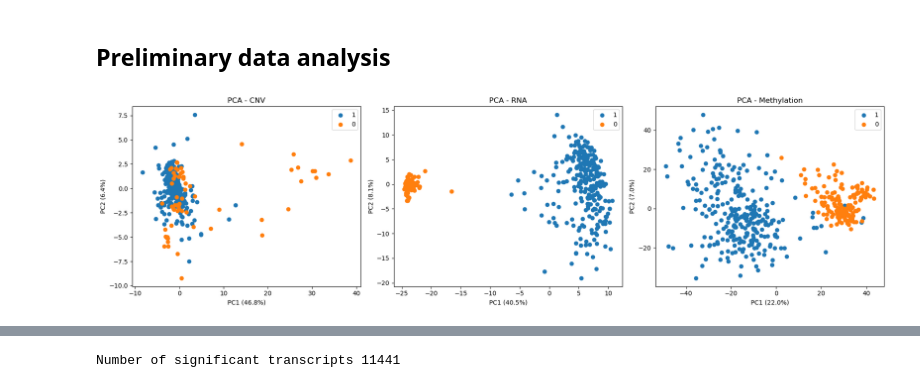
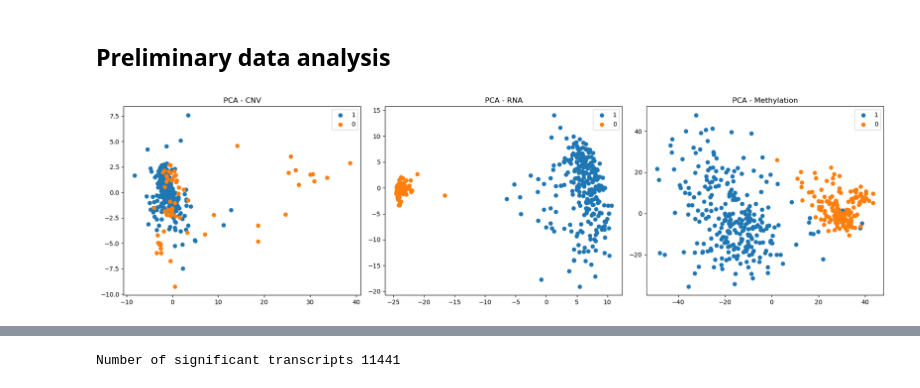
Before and after one commit to ink-github/KIRC_medbioinfo2026, a Jupyter notebook: data_analysis.ipynb, the cells around one changed output, grey strips where cells are left out. Cells and saved outputs as stored; diff of their text form; code cells hidden in the pictures.

```diff
--- a/data_analysis.ipynb
+++ b/data_analysis.ipynb
@@ -36,55 +36,51 @@ cnv["sample_id"] = cnv["sample_id"].apply(shorten_tcga_id)
 rna["sample_id"] = rna["sample_id"].apply(shorten_tcga_id)
 meth["sample_id"] = meth["sample_id"].apply(shorten_tcga_id)
 # %%
-# CNV
-pca_cnv_model = PCA(n_components=2)
-pca_cnv = pca_cnv_model.fit_transform(cnv.drop(columns="sample_id"))
-var_cnv = pca_cnv_model.explained_variance_ratio_
+# PCA
+pca = PCA(n_components=2)
+pca_cnv = pca.fit_transform(cnv.drop(columns="sample_id"))
+pca_rna = pca.fit_transform(rna.drop(columns="sample_id"))
+pca_meth = pca.fit_transform(meth.drop(columns="sample_id"))
 
-# RNA
-pca_rna_model = PCA(n_components=2)
-pca_rna = pca_rna_model.fit_transform(rna.drop(columns="sample_id"))
-var_rna = pca_rna_model.explained_variance_ratio_
+# Put into DataFrame
+pca_df_cnv = pd.DataFrame(pca_cnv, columns=["PC1", "PC2"])
+pca_df_cnv["sample_id"] = cnv["sample_id"].values
+pca_df_cnv["status"] = metadata.loc[pca_df_cnv["sample_id"], "label"].values
 
-# Methylation
-pca_meth_model = PCA(n_components=2)
-pca_meth = pca_meth_model.fit_transform(meth.drop(columns="sample_id"))
-var_meth = pca_meth_model.explained_variance_ratio_
+pca_df_rna = pd.DataFrame(pca_rna, columns=["PC1", "PC2"])
+pca_df_rna["sample_id"] = rna["sample_id"].values
+pca_df_rna["status"] = metadata.loc[pca_df_rna["sample_id"], "label"].values
+
+pca_df_meth = pd.DataFrame(pca_meth, columns=["PC1", "PC2"])
+pca_df_meth["sample_id"] = meth["sample_id"].values
+pca_df_meth["status"] = metadata.loc[pca_df_meth["sample_id"], "label"].values
+
+# Plotting
 
 plt.figure(figsize=(18,5))
 
-# CNV
 plt.subplot(1,3,1)
-
 for s in pca_df_cnv["status"].dropna().unique():
     tmp = pca_df_cnv[pca_df_cnv["status"] == s]
     plt.scatter(tmp["PC1"], tmp["PC2"], label=s)
-plt.xlabel(f"PC1 ({var_cnv[0]*100:.1f}%)")
-plt.ylabel(f"PC2 ({var_cnv[1]*100:.1f}%)")
 plt.title("PCA - CNV")
 plt.legend()
 
-# RNA
 plt.subplot(1,3,2)
 for s in pca_df_rna["status"].dropna().unique():
     tmp = pca_df_rna[pca_df_rna["status"] == s]
     plt.scatter(tmp["PC1"], tmp["PC2"], label=s)
-plt.xlabel(f"PC1 ({var_rna[0]*100:.1f}%)")
-plt.ylabel(f"PC2 ({var_rna[1]*100:.1f}%)")
 plt.title("PCA - RNA")
 plt.legend()
-
-# Methylation
 
 plt.subplot(1,3,3)
 for s in pca_df_meth["status"].dropna().unique():
     tmp = pca_df_meth[pca_df_meth["status"] == s]
     plt.scatter(tmp["PC1"], tmp["PC2"], label=s)
-plt.xlabel(f"PC1 ({var_meth[0]*100:.1f}%)")
-plt.ylabel(f"PC2 ({var_meth[1]*100:.1f}%)")
 plt.title("PCA - Methylation")
 plt.legend()
+
 plt.tight_layout()
 plt.show()
 # %% [output]
-[figure, old version]
+[figure, new version]
```
Also changed, not shown: parts of 1 cell of this notebook.
